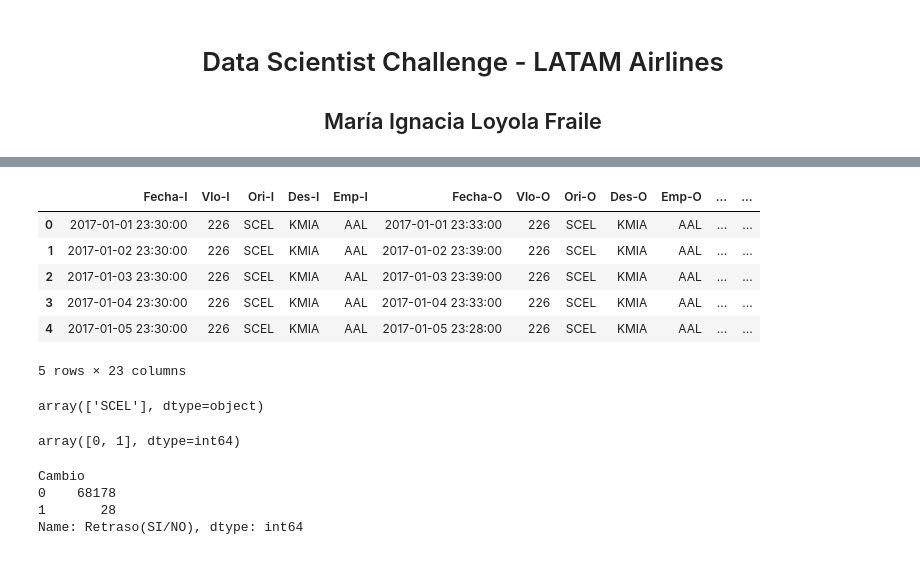
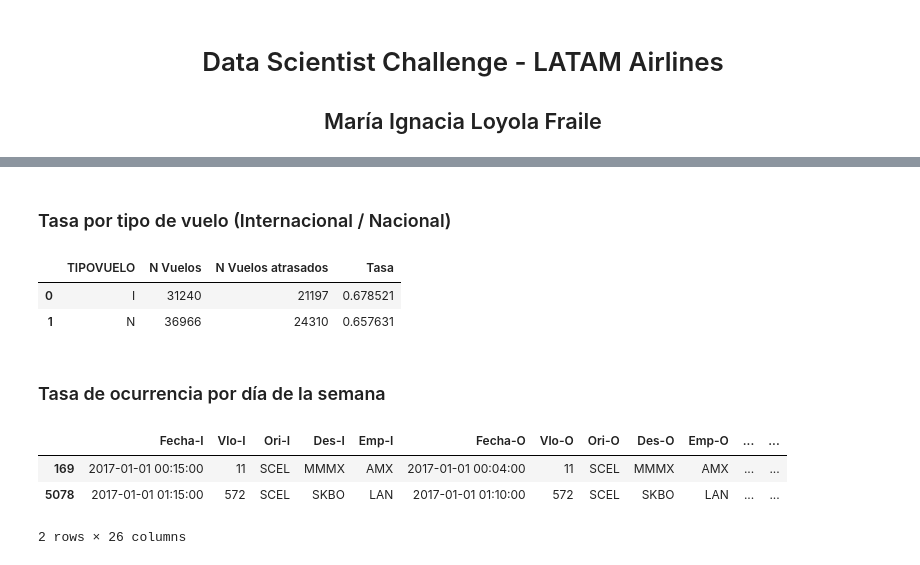
Before and after one commit to ignacialoyfra/ChallengeDataScientist-Ignacia-Loyola, a Jupyter notebook: solution.ipynb, the cells around one changed output, grey strips where cells are left out. Drawn from its saved outputs; the diff is of its cells as text; code cells hidden in the pictures.

```diff
--- a/solution.ipynb
+++ b/solution.ipynb
@@ -125,0 +315,4 @@ Index(['Fecha-I', 'Vlo-I', 'Ori-I', 'Des-I', 'Emp-I', 'Fecha-O', 'Vlo-O',
+# %%
+cantidad_total = []
+for indice in range(len(destinos)):
+    cantidad_total.append(cantidad(data,'SIGLADES',destinos[indice]))
@@ -125,0 +371,11 @@ Index(['Fecha-I', 'Vlo-I', 'Ori-I', 'Des-I', 'Emp-I', 'Fecha-O', 'Vlo-O',
+# %%
+aerolineas = data['OPERA'].unique().tolist()
+
+valores = []
+atrasos = []
+cantidad_total = []
+
+for indice in range(len(aerolineas)):
+    valores.append(tasa_ocurrencia(data,'OPERA',aerolineas[indice],'dif_min'))
+    atrasos.append(frecuencia_atraso(data, 'OPERA',aerolineas[indice],'dif_min'))
+    cantidad_total.append(cantidad(data,'OPERA',aerolineas[indice]))
@@ -126,2 +468,4 @@ Index(['Fecha-I', 'Vlo-I', 'Ori-I', 'Des-I', 'Emp-I', 'Fecha-O', 'Vlo-O',
+# %%
+data['MES_I'] = cambio_de_meses(data,'Mes_I' )
 # %%
-data = data.drop(['TimeDelta', 'dif_hrs', 'dif_minn'],axis = 1)
+data = data.drop(['Mes_I'],axis = 1)
@@ -139 +536,3 @@ Index(['Fecha-I', 'Vlo-I', 'Ori-I', 'Des-I', 'Emp-I', 'Fecha-O', 'Vlo-O',
       dtype='object')
+# %% [markdown]
+### Tasa por tipo de vuelo (Internacional / Nacional)
@@ -140,14 +559,15 @@ Index(['Fecha-I', 'Vlo-I', 'Ori-I', 'Des-I', 'Emp-I', 'Fecha-O', 'Vlo-O',
+# %%
+tasa_tipovuelo
+# %% [output]
+|  | TIPOVUELO | N Vuelos | N Vuelos atrasados | Tasa |
+| 0 | I | 31240 | 21197 | 0.678521 |
+| 1 | N | 36966 | 24310 | 0.657631 |
+# %% [markdown]
+### Tasa de ocurrencia por día de la semana
 # %%
-data.head(5)
+data.head(2)
 # %% [output]
 |  | Fecha-I | Vlo-I | Ori-I | Des-I | Emp-I | Fecha-O | Vlo-O | Ori-O | Des-O | Emp-O | ... | ... |
-| 0 | 2017-01-01 23:30:00 | 226 | SCEL | KMIA | AAL | 2017-01-01 23:33:00 | 226 | SCEL | KMIA | AAL | ... | ... |
-| 1 | 2017-01-02 23:30:00 | 226 | SCEL | KMIA | AAL | 2017-01-02 23:39:00 | 226 | SCEL | KMIA | AAL | ... | ... |
-| 2 | 2017-01-03 23:30:00 | 226 | SCEL | KMIA | AAL | 2017-01-03 23:39:00 | 226 | SCEL | KMIA | AAL | ... | ... |
-| 3 | 2017-01-04 23:30:00 | 226 | SCEL | KMIA | AAL | 2017-01-04 23:33:00 | 226 | SCEL | KMIA | AAL | ... | ... |
-| 4 | 2017-01-05 23:30:00 | 226 | SCEL | KMIA | AAL | 2017-01-05 23:28:00 | 226 | SCEL | KMIA | AAL | ... | ... |
+| 169 | 2017-01-01 00:15:00 | 11 | SCEL | MMMX | AMX | 2017-01-01 00:04:00 | 11 | SCEL | MMMX | AMX | ... | ... |
+| 5078 | 2017-01-01 01:15:00 | 572 | SCEL | SKBO | LAN | 2017-01-01 01:10:00 | 572 | SCEL | SKBO | LAN | ... | ... |
-5 rows × 23 columns
+2 rows × 26 columns
-# %%
-data['Ori-O'].unique()
-# %% [output]
-array(['SCEL'], dtype=object)
@@ -171,11 +573,0 @@ destinos(data,'Des-O','Des-I')
-# %%
-data['Cambio'].unique()
-# %% [output]
-array([0, 1], dtype=int64)
-# %%
-data.groupby(['Cambio'])['Retraso(SI/NO)'].count()
-# %% [output]
-Cambio
-0    68178
-1       28
-Name: Retraso(SI/NO), dtype: int64
```
Also changed, not shown: parts of 78 cells of this notebook.
